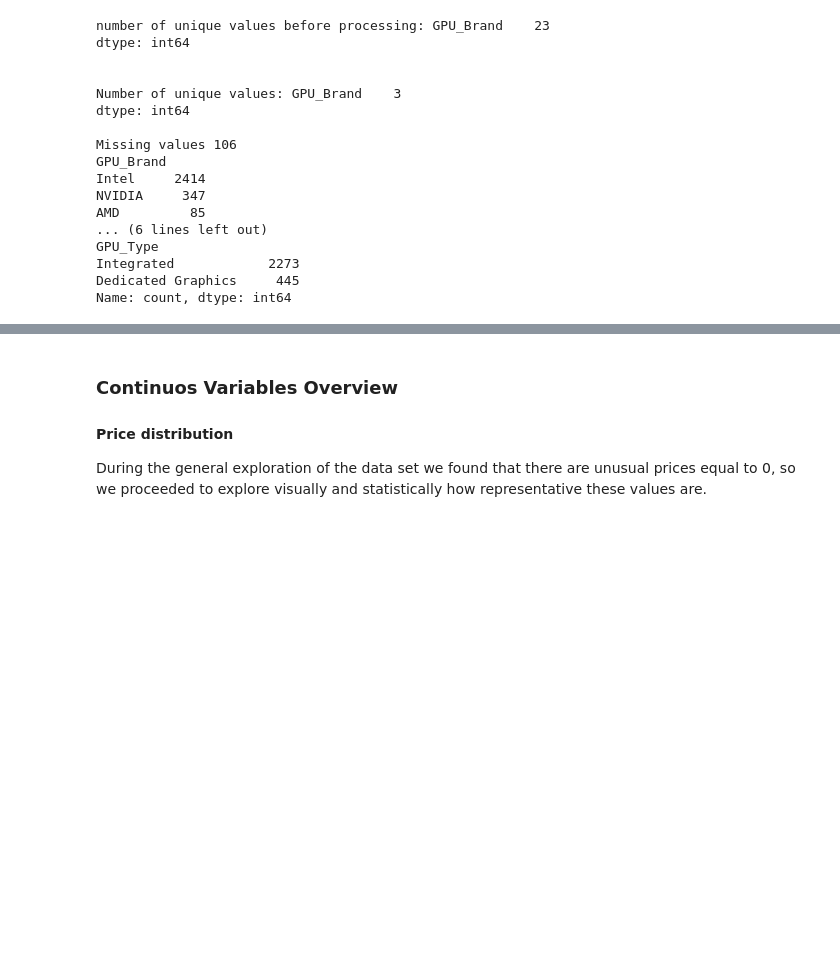
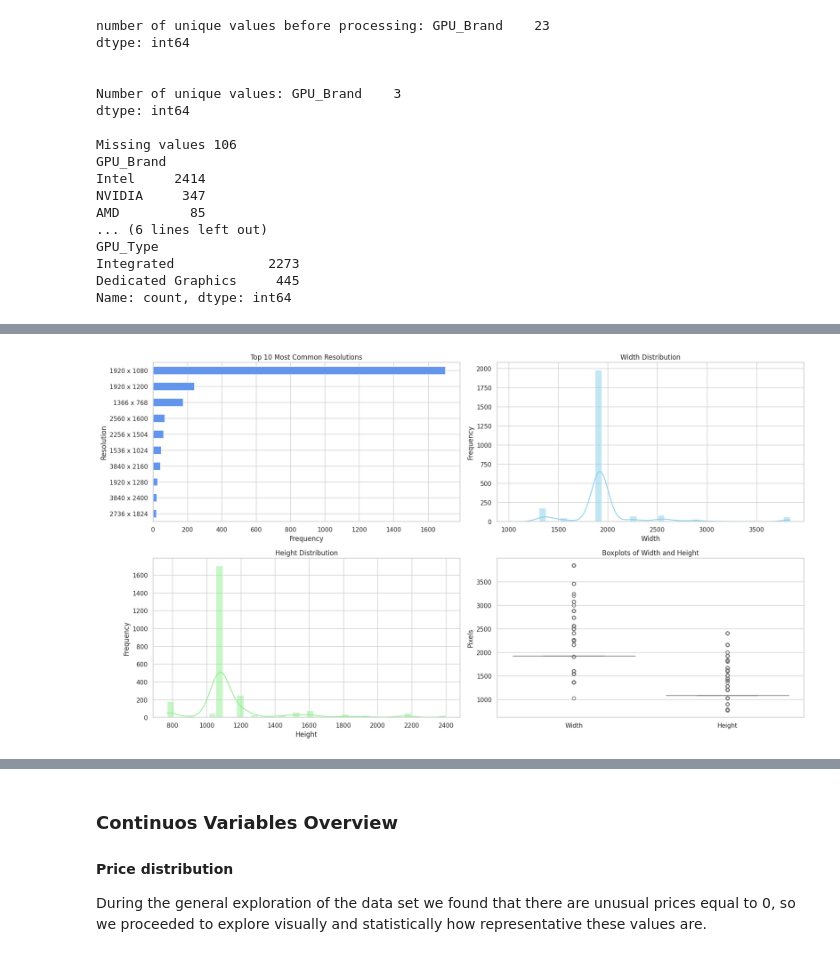
Before and after one commit to agpinedam/Project_Machine_Learning, a Jupyter notebook: exploring_data.ipynb, the cells around one changed output, grey strips where cells are left out. Saved outputs shown, nothing was run; the diff lists cells and outputs as text; code cells hidden in the pictures; blank space fills up the shorter version.

Commit message:
Imputation of resolution characteristic to complet the dataset. We used tree different methods

```diff
--- a/exploring_data.ipynb
+++ b/exploring_data.ipynb
@@ -276,0 +275,83 @@ Name: count, dtype: int64
+# %%
+# Total entries and missing
+total_rows = len(df)
+missing_count = df['Resolution'].isnull().sum()
+missing_pct = 100 * missing_count / total_rows
+
+# Value counts and most common
+unique_count = df['Resolution'].nunique()
+most_common = df['Resolution'].mode()[0]
+most_common_freq = df['Resolution'].value_counts().iloc[0]
+most_common_pct = 100 * most_common_freq / total_rows
+
+# Print summary
+print(f"Total entries: {total_rows}")
+print(f"Missing values: {missing_count} ({missing_pct:.2f}%)")
+print(f"Unique resolutions: {unique_count}")
+print(f"Most common resolution: {most_common} ({most_common_freq} entries, {most_common_pct:.2f}%)")
+
+print("\nTop 10 most common resolutions:")
+print(df['Resolution'].value_counts().head(10))
+
+# TEMPORARY extraction of Width and Height for statistical analysis (no change in original df)
+resolution_clean = df['Resolution'].dropna().str.extract(r'(?P<Width>\d+)\s*x\s*(?P<Height>\d+)').astype(float)
+
+# Compute statistics
+Q1_w = resolution_clean['Width'].quantile(0.25)
+Q3_w = resolution_clean['Width'].quantile(0.75)
+IQR_w = Q3_w - Q1_w
+lower_w = Q1_w - 1.5 * IQR_w
+upper_w = Q3_w + 1.5 * IQR_w
+outliers_w = resolution_clean[(resolution_clean['Width'] < lower_w) | (resolution_clean['Width'] > upper_w)]
+
+Q1_h = resolution_clean['Height'].quantile(0.25)
+Q3_h = resolution_clean['Height'].quantile(0.75)
+IQR_h = Q3_h - Q1_h
+lower_h = Q1_h - 1.5 * IQR_h
+upper_h = Q3_h + 1.5 * IQR_h
+outliers_h = resolution_clean[(resolution_clean['Height'] < lower_h) | (resolution_clean['Height'] > upper_h)]
+
+# Print numeric stats
+print("\n--- Width statistics ---")
+print(resolution_clean['Width'].describe())
+print(f"Outliers in Width: {len(outliers_w)} ({100 * len(outliers_w) / total_rows:.2f}%)")
+
+print("\n--- Height statistics ---")
+print(resolution_clean['Height'].describe())
+print(f"Outliers in Height: {len(outliers_h)} ({100 * len(outliers_h) / total_rows:.2f}%)")
+
+# === PLOTTING ===
+plt.figure(figsize=(18, 10))
+sns.set(style="whitegrid")
+
+# Barplot of top resolutions
+plt.subplot(2, 2, 1)
+df['Resolution'].value_counts().head(10).plot(kind='barh', color='cornflowerblue')
+plt.title("Top 10 Most Common Resolutions")
+plt.xlabel("Frequency")
+plt.ylabel("Resolution")
+plt.gca().invert_yaxis()
+
+# Histogram of Width
+plt.subplot(2, 2, 2)
+sns.histplot(resolution_clean['Width'], bins=40, kde=True, color='skyblue')
+plt.title("Width Distribution")
+plt.xlabel("Width")
+plt.ylabel("Frequency")
+
+# Histogram of Height
+plt.subplot(2, 2, 3)
+sns.histplot(resolution_clean['Height'], bins=40, kde=True, color='lightgreen')
+plt.title("Height Distribution")
+plt.xlabel("Height")
+plt.ylabel("Frequency")
+
+# Boxplot of Width and Height
+plt.subplot(2, 2, 4)
+sns.boxplot(data=resolution_clean[['Width', 'Height']], palette='pastel')
+plt.title("Boxplots of Width and Height")
+plt.ylabel("Pixels")
+
+plt.tight_layout()
+plt.show()
+# %% [output]
@@ -276,0 +375 @@ Name: count, dtype: int64
+[figure, added]
```
Also changed, not shown: parts of 15 cells of this notebook.
